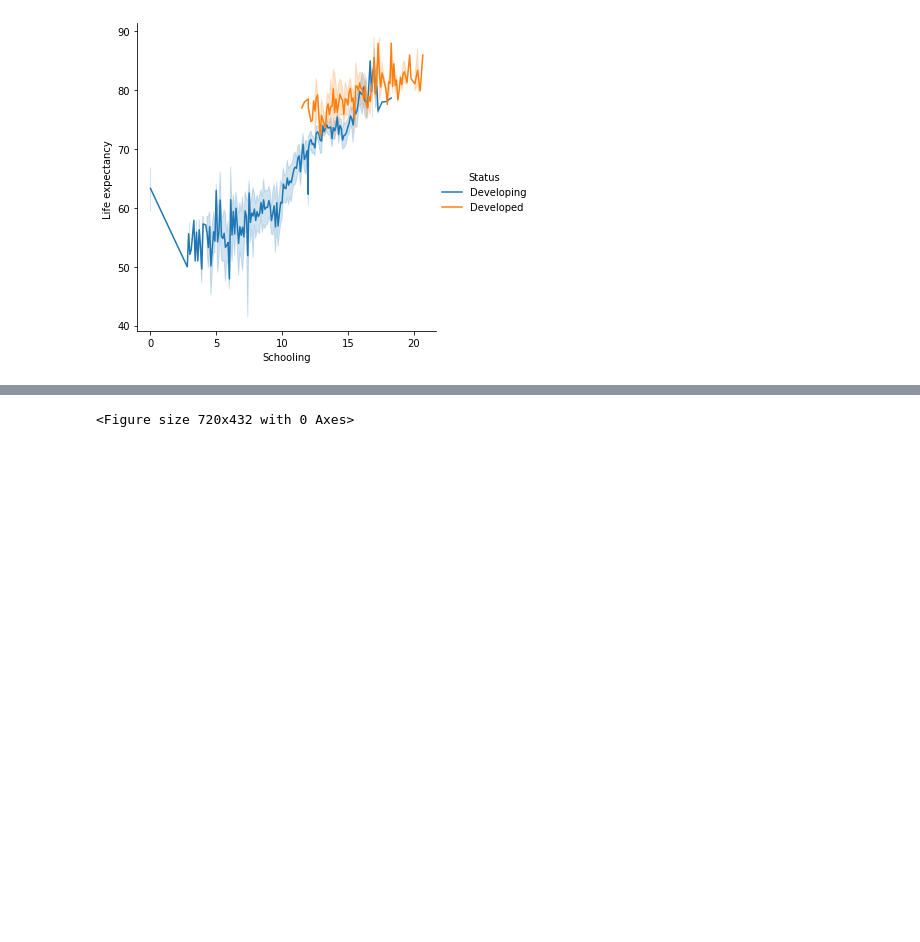
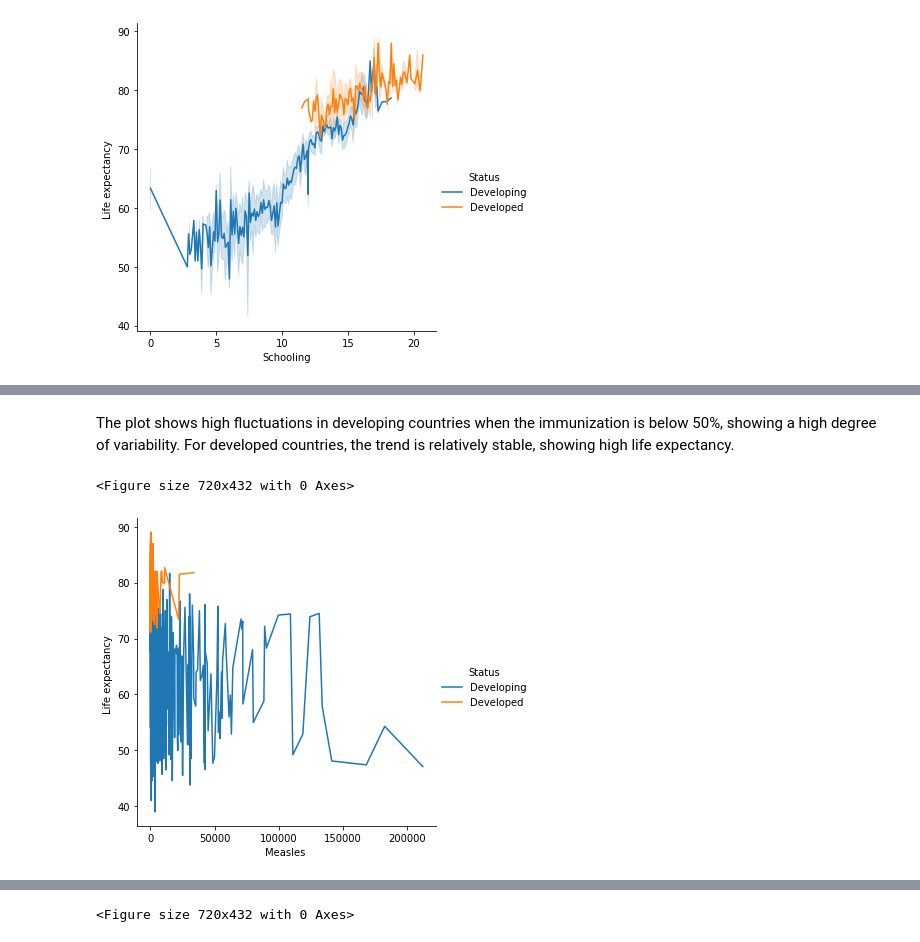
Before and after one commit to srodriguez252/Life-Expectancy, a Jupyter notebook: life_expectancy.ipynb, the cells around one changed output, grey strips where cells are left out. Saved outputs shown, nothing was run; the diff lists cells and outputs as text; code cells hidden in the pictures; blank space fills up the shorter version.

```diff
--- a/life_expectancy.ipynb
+++ b/life_expectancy.ipynb
@@ -368,0 +381,11 @@ plt.show()
+# %% [markdown]
+The plot shows high fluctuations in developing countries when the immunization is below 50%, showing a high degree of variability. For developed countries, the trend is relatively stable, showing high life expectancy.
+# %%
+#Plot showing the relationship between life expectancy, Measles and status
+plt.figure(figsize=(10, 6))
+sns.relplot(data=plot_df, kind="line",x="Measles ", y="Life expectancy ", hue="Status",)
+
+plt.show()
+# %% [output]
+<Figure size 720x432 with 0 Axes>
+[figure, added]
```
Also changed, not shown: parts of 43 cells of this notebook.
